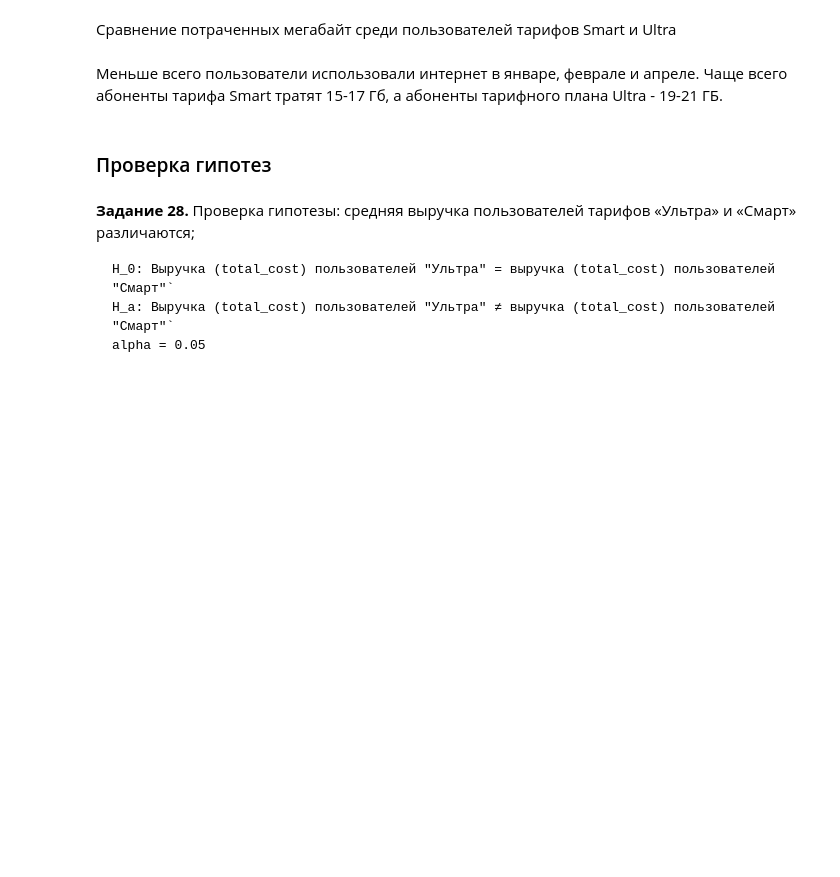
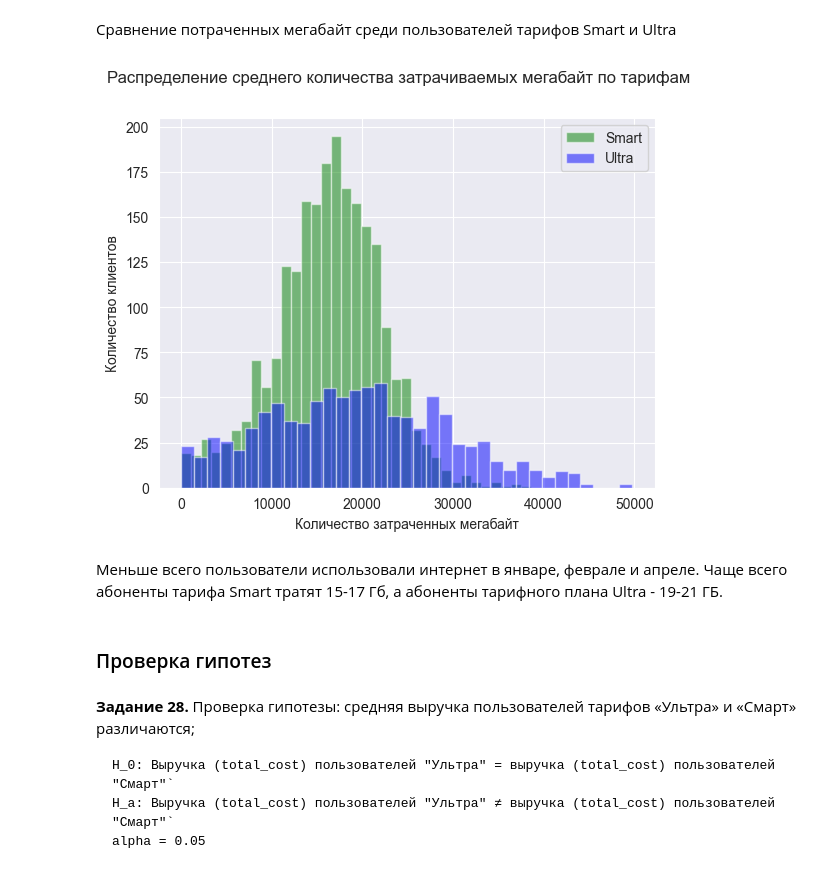
Before and after one commit to AndaisRin/yandex_praktikum_projects, a Jupyter notebook: 04_tariff_project/04_tariff_project.ipynb, the cells around one changed output. Drawn from its saved outputs; the diff is of its cells as text; code cells hidden in the pictures; blank space fills up the shorter version.

```diff
--- a/04_tariff_project/04_tariff_project.ipynb
+++ b/04_tariff_project/04_tariff_project.ipynb
@@ -382,7 +634,14 @@ ax.set(xlabel='Номер месяца', ylabel='Среднее количест
 Сравнение потраченных мегабайт среди пользователей тарифов Smart и Ultra
 # %%
 user_behavior[user_behavior['tariff'] =='smart']['mb_used'].hist(bins=35, alpha=0.5, color='green')
-user_behavior[user_behavior['tariff'] =='ultra']['mb_used'].hist(bins=35, alpha=0.5, color='blue');
+user_behavior[user_behavior['tariff'] =='ultra']['mb_used'].hist(bins=35, alpha=0.5, color='blue')
+plt.legend(['Smart', 'Ultra'])
+plt.xlabel('Количество затраченных мегабайт')
+plt.ylabel('Количество клиентов')
+plt.suptitle('Распределение среднего количества затрачиваемых мегабайт по тарифам')
+plt.show()
+# %% [output]
+[figure, added]
 # %% [markdown]
 Меньше всего пользователи использовали интернет в январе, феврале и апреле. Чаще всего абоненты тарифа Smart тратят 15-17 Гб, а абоненты тарифного плана Ultra - 19-21 ГБ.
 # %% [markdown]
```
Also changed, not shown: parts of 39 cells of this notebook.
